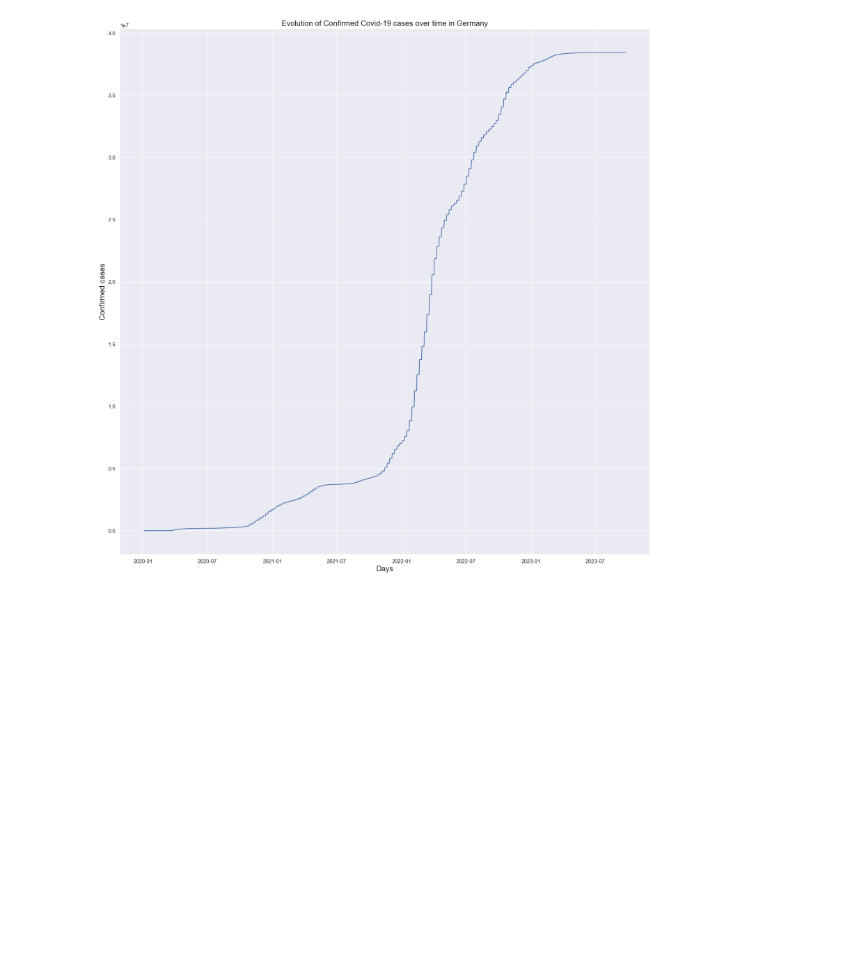
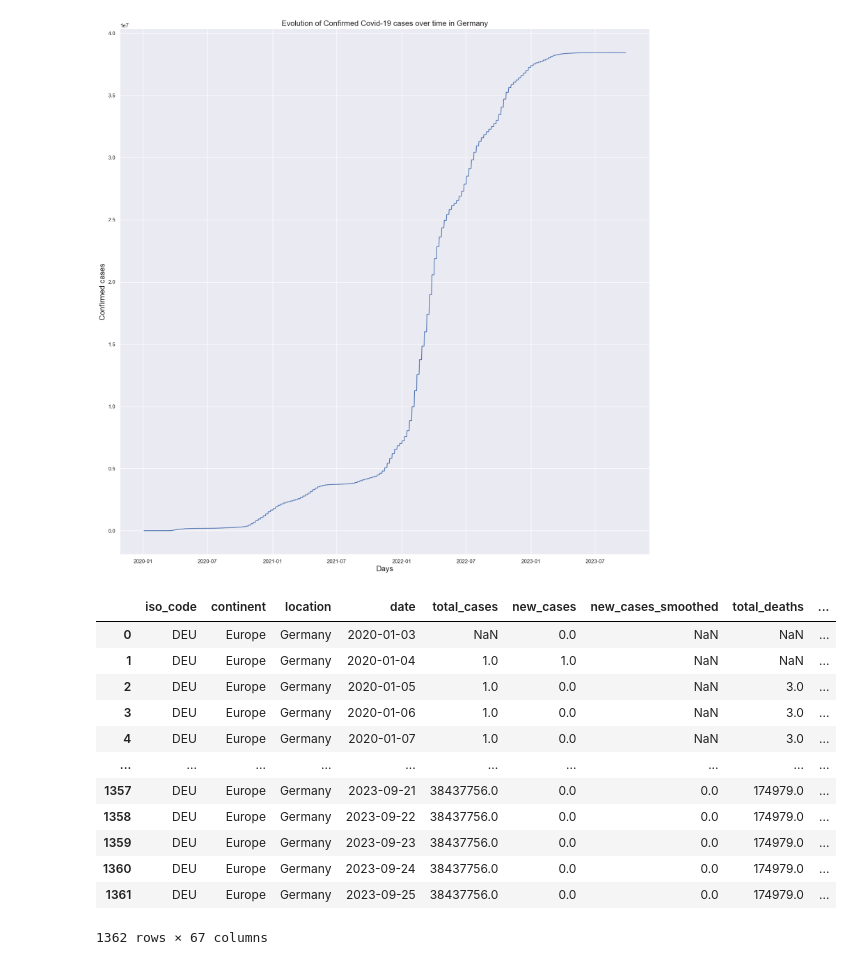
Before and after one commit to AElbarbari/Data-analysis-projects, a Jupyter notebook: case study on covid 19 in germany.ipynb, the cells around one changed output. Cells and saved outputs as stored; diff of their text form; code cells hidden in the pictures; blank space fills up the shorter version.

```diff
--- a/case study on covid 19 in germany.ipynb
+++ b/case study on covid 19 in germany.ipynb
@@ -379,3 +379,19 @@ Try using .loc[row_indexer,col_indexer] = value instead
 See the caveats in the documentation: https://pandas.pydata.org/pandas-docs/stable/user_guide/indexing.html#returning-a-view-versus-a-copy
   df_Germany['date'] = pd.to_datetime(df_Germany['date'])
 [figure]
+# %%
+df_Germany
+# %% [output]
+|  | iso_code | continent | location | date | total_cases | new_cases | new_cases_smoothed | total_deaths | ... |
+| 0 | DEU | Europe | Germany | 2020-01-03 | NaN | 0.0 | NaN | NaN | ... |
+| 1 | DEU | Europe | Germany | 2020-01-04 | 1.0 | 1.0 | NaN | NaN | ... |
+| 2 | DEU | Europe | Germany | 2020-01-05 | 1.0 | 0.0 | NaN | 3.0 | ... |
+| 3 | DEU | Europe | Germany | 2020-01-06 | 1.0 | 0.0 | NaN | 3.0 | ... |
+| 4 | DEU | Europe | Germany | 2020-01-07 | 1.0 | 0.0 | NaN | 3.0 | ... |
+| ... | ... | ... | ... | ... | ... | ... | ... | ... | ... |
+| 1357 | DEU | Europe | Germany | 2023-09-21 | 38437756.0 | 0.0 | 0.0 | 174979.0 | ... |
+| 1358 | DEU | Europe | Germany | 2023-09-22 | 38437756.0 | 0.0 | 0.0 | 174979.0 | ... |
+| 1359 | DEU | Europe | Germany | 2023-09-23 | 38437756.0 | 0.0 | 0.0 | 174979.0 | ... |
+| 1360 | DEU | Europe | Germany | 2023-09-24 | 38437756.0 | 0.0 | 0.0 | 174979.0 | ... |
+| 1361 | DEU | Europe | Germany | 2023-09-25 | 38437756.0 | 0.0 | 0.0 | 174979.0 | ... |
+1362 rows × 67 columns
```
Also changed, not shown: parts of 7 cells of this notebook.
